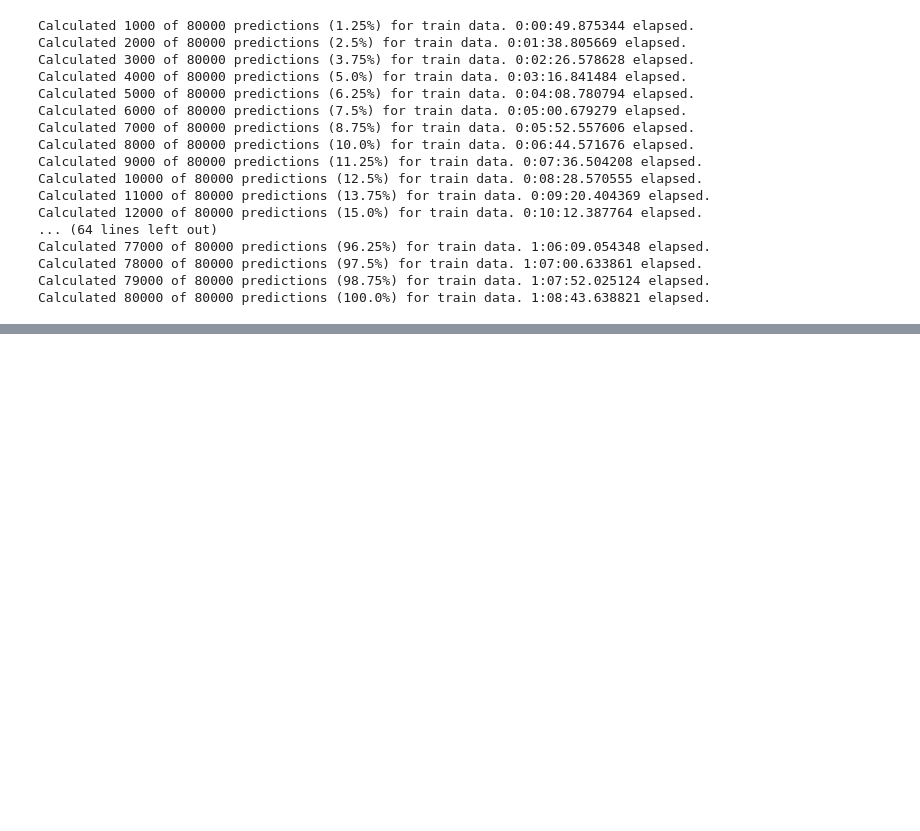
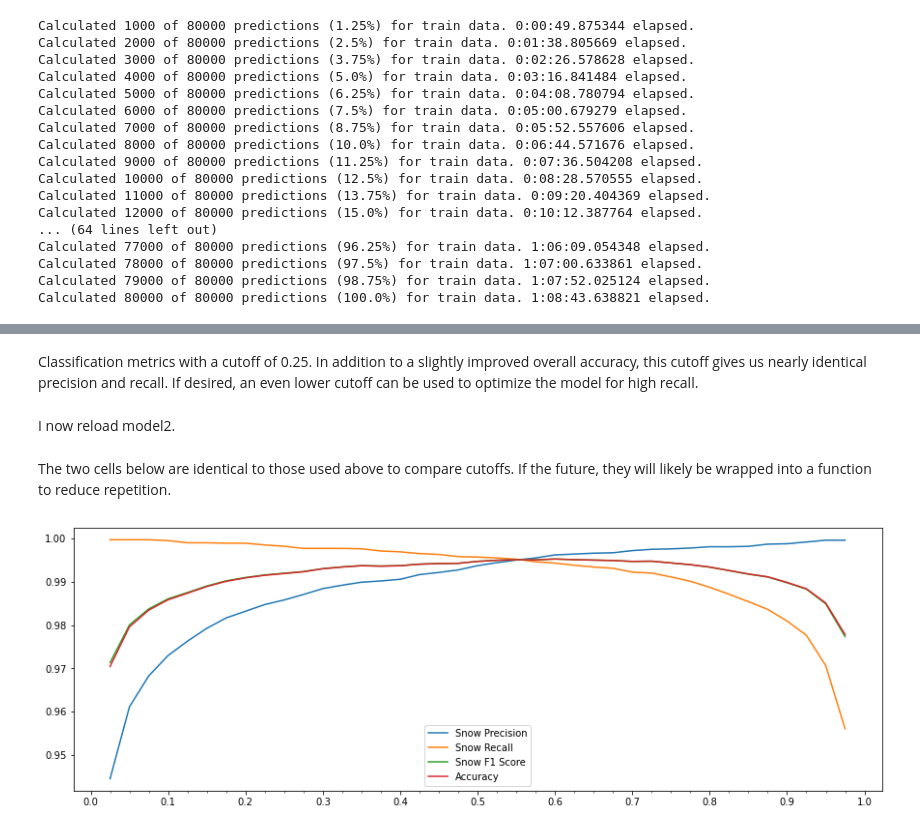
Before and after one commit to MarkCHarris/ga-capstone-snow-vision, a Jupyter notebook: code/part2_snowdetect_modeltuning.ipynb, the cells around one changed output, grey strips where cells are left out. Drawn from its saved outputs; the diff is of its cells as text; code cells hidden in the pictures; blank space fills up the shorter version.

```diff
--- a/code/part2_snowdetect_modeltuning.ipynb
+++ b/code/part2_snowdetect_modeltuning.ipynb
@@ -307,0 +434,4 @@ Calculated 80000 of 80000 predictions (100.0%) for train data. 1:08:43.638821 el
+# %% [markdown]
+Classification metrics with a cutoff of 0.25.  In addition to a slightly improved overall accuracy, this cutoff gives us nearly identical precision and recall.  If desired, an even lower cutoff can be used to optimize the model for high recall.
+# %% [markdown]
+I now reload model2.
@@ -307,0 +440,30 @@ Calculated 80000 of 80000 predictions (100.0%) for train data. 1:08:43.638821 el
+# %%
+train_pred_df = pd.read_csv(f'../saved_models/{load_model_name}_train.csv')
+val_pred_df = pd.read_csv(f'../saved_models/{load_model_name}_val.csv')
+# %% [markdown]
+The two cells below are identical to those used above to compare cutoffs.  If the future, they will likely be wrapped into a function to reduce repetition.
+# %%
+snow_cutoffs = []
+snow_precisions = []
+snow_recalls = []
+snow_f1_scores = []
+accuracies = []
+for snow_cutoff in np.linspace(.025, .975, 39):
+    val_pred_df['pred_binary'] = val_pred_df['pred'].apply(binarize_class, args=(snow_cutoff,))
+    report = classification_report(val_pred_df['true'], val_pred_df['pred_binary'], target_names=['clear', 'snow'], output_dict=True)
+    snow_cutoffs.append(snow_cutoff)
+    snow_precisions.append(report['snow']['precision'])
+    snow_recalls.append(report['snow']['recall'])
+    snow_f1_scores.append(report['snow']['f1-score'])
+    accuracies.append(report['accuracy'])
+# %%
+fig, ax = plt.subplots(figsize=(15,5))
+ax.plot(snow_cutoffs, snow_precisions, label='Snow Precision')
+ax.plot(snow_cutoffs, snow_recalls, label='Snow Recall')
+ax.plot(snow_cutoffs, snow_f1_scores, label='Snow F1 Score')
+ax.plot(snow_cutoffs, accuracies, label='Accuracy')
+ax.xaxis.set_major_locator(MultipleLocator(.1))
+ax.xaxis.set_minor_locator(MultipleLocator(.025))
+ax.legend();
+# %% [output]
+[figure, added]
```
Also changed, not shown: parts of 33 cells of this notebook, 11 other files.
